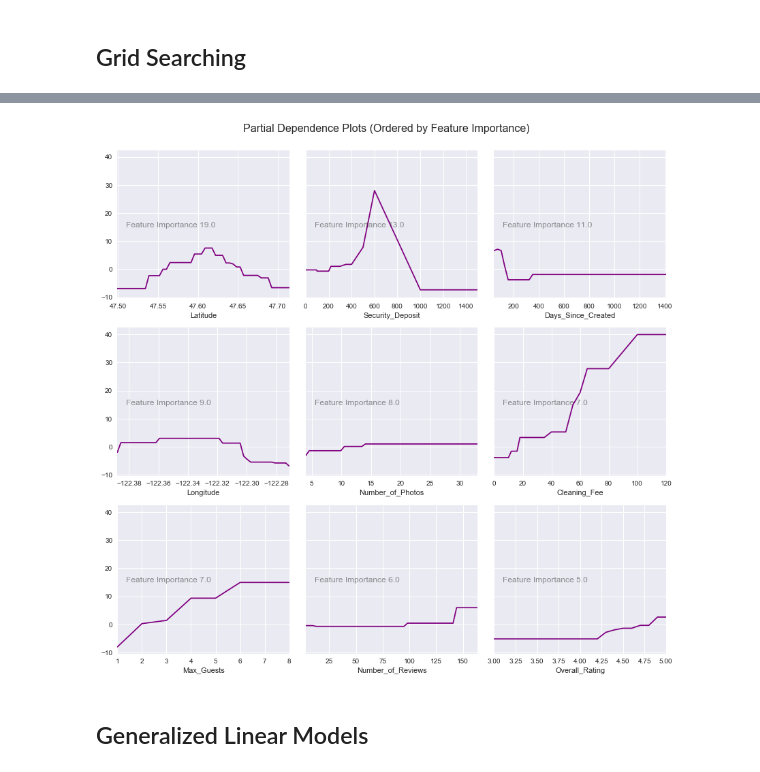
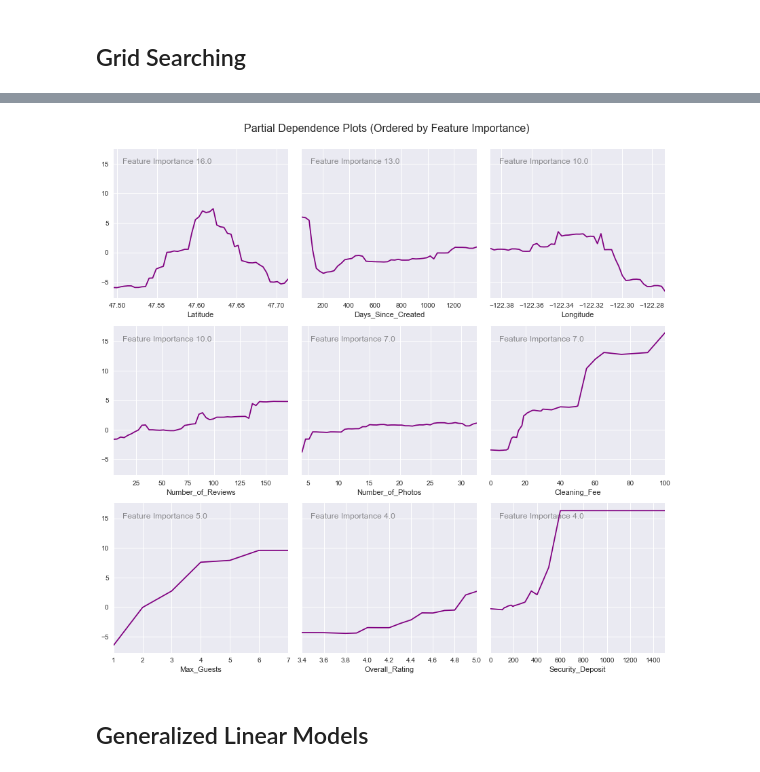
Before and after one commit to epxjk82/airbnKEY, a Jupyter notebook: Airbnb_loft_analysis_monthly_OR50.ipynb, the cells around one changed output, grey strips where cells are left out. Cells and saved outputs as stored; diff of their text form; code cells hidden in the pictures.

Commit message:
Add class model to jupyter notebook

```diff
--- a/Airbnb_loft_analysis_monthly_OR50.ipynb
+++ b/Airbnb_loft_analysis_monthly_OR50.ipynb
@@ -699,6 +703,6 @@ ax.scatter(x, y_lower, alpha=0.3)
 # %%
-listing_gdbr_cols_keep = [
-# ==== LISTING DETAILS ==========
+listing_gdbr1_cols_keep = [
+# ==== LISTING DETAILS ==========a
 #'Bathrooms', 'Bedrooms',
 'Days_Since_Created', 'Number_of_Photos','Instantbook_Enabled',
 'Max_Guests', 'Minimum_Stay',
@@ -735,7 +739,7 @@ listing_gdbr_cols_keep = [
 #'walk',
 ]
 
-listing_gdbr_cols_dummy = [
+listing_gdbr1_cols_dummy = [
 #'Neighborhood',
 #'Zipcode',
 'Cancellation_Policy',
@@ -845,8 +894,8 @@ gdbr_gridsearch = GridSearchCV(GradientBoostingRegressor(),
                                verbose=True,
                                )
 # %%
-temp_dummy_list = pred.get_dummy_dfs(listing_data_df,listing_gdbr_cols_dummy)
-temp_df = pred.prep_model_df(listing_data_df, listing_gdbr_cols_keep, temp_dummy_list)
+temp_dummy_list = pred.get_dummy_dfs(listing_data_df,listing_gdbr1_cols_dummy)
+temp_df = pred.prep_model_df(listing_data_df, listing_gdbr1_cols_keep, temp_dummy_list)
 X_train, X_test, y_train, y_test = train_test_split(temp_df.drop('EDR', axis=1), temp_df.EDR)
 # %%
 gdbr_gridsearch.fit(X_train, y_train)
@@ -954,5 +1018,5 @@ model_test.test_mse(X_test, y_test)
 # %%
-pred.plot_partial_dependency_plots(model_test.estimator,model_test.X_train, 3,3,15)
+pred.plot_partial_dependency_plots(gdbr_gridsearch.best_estimator_,gdbr_gridsearch_X_train, 3,3,15)
 # %% [output]
-[figure, old version]
+[figure, new version]
 # %%
```
Also changed, not shown: parts of 123 cells of this notebook.
